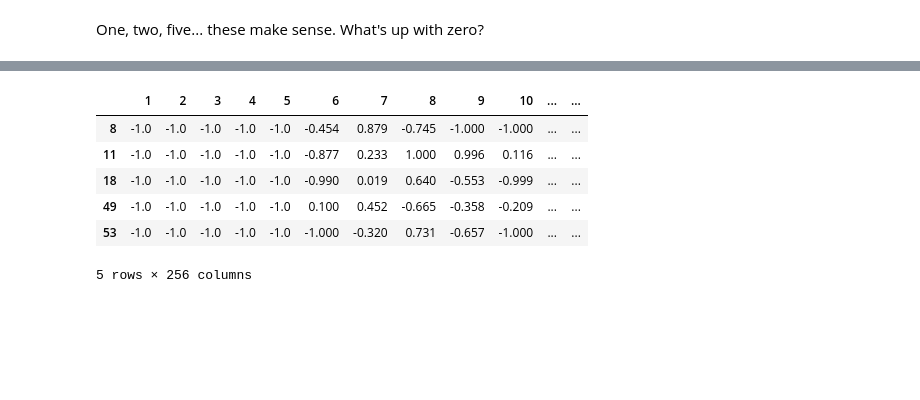
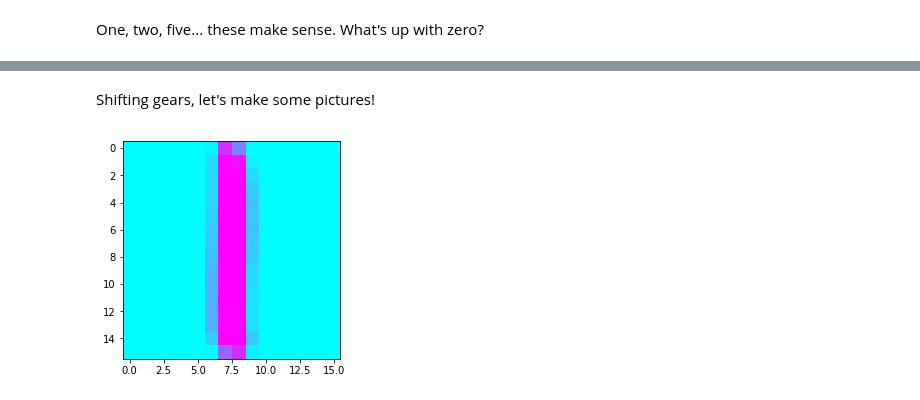
Before and after one commit to KatieBSC/descriptive_analysis, a Jupyter notebook: Week 1 Project Notebook.ipynb, the cells around one changed output, grey strips where cells are left out. Cells and saved outputs as stored; diff of their text form; code cells hidden in the pictures; blank space fills up the shorter version.

```diff
--- a/Week 1 Project Notebook.ipynb
+++ b/Week 1 Project Notebook.ipynb
@@ -163,10 +235,15 @@ plt.plot(x_list, number_std)
-# %%
-number_0.head(5)
-# %% [output]
-|  | 1 | 2 | 3 | 4 | 5 | 6 | 7 | 8 | 9 | 10 | ... | ... |
-| 8 | -1.0 | -1.0 | -1.0 | -1.0 | -1.0 | -0.454 | 0.879 | -0.745 | -1.000 | -1.000 | ... | ... |
-| 11 | -1.0 | -1.0 | -1.0 | -1.0 | -1.0 | -0.877 | 0.233 | 1.000 | 0.996 | 0.116 | ... | ... |
-| 18 | -1.0 | -1.0 | -1.0 | -1.0 | -1.0 | -0.990 | 0.019 | 0.640 | -0.553 | -0.999 | ... | ... |
-| 49 | -1.0 | -1.0 | -1.0 | -1.0 | -1.0 | 0.100 | 0.452 | -0.665 | -0.358 | -0.209 | ... | ... |
-| 53 | -1.0 | -1.0 | -1.0 | -1.0 | -1.0 | -1.000 | -0.320 | 0.731 | -0.657 | -1.000 | ... | ... |
-5 rows × 256 columns
+# %% [markdown]
+Shifting gears, let's make some pictures!
+# %%
+#Recreating numbers based on their median values
+
+def median_picture(num) :
+    median = only_num(num).median()
+    image = median.values.reshape((16,16))
+    image_plot = plt.imshow(image, cmap=plt.get_cmap('cool'), interpolation= 'nearest')
+    image_show = plt.show()
+    return image_show
+# %%
+median_picture(1)
+# %% [output]
+[figure, added]
```
Also changed, not shown: parts of 16 cells of this notebook.
